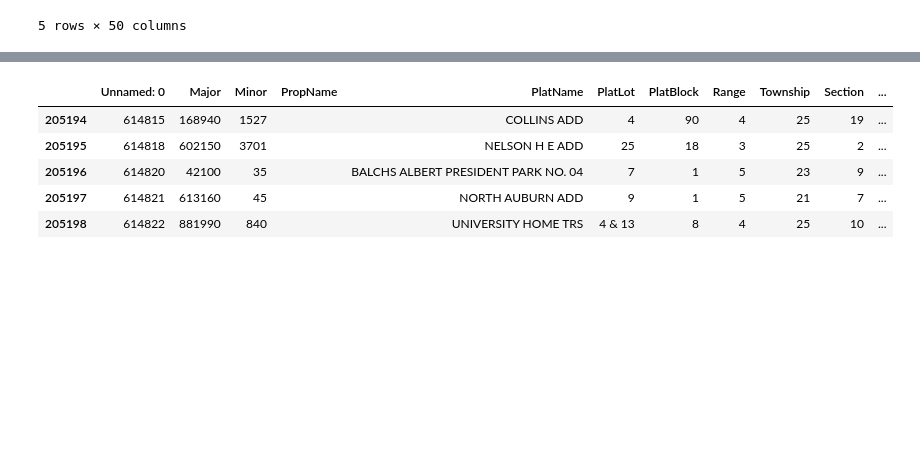
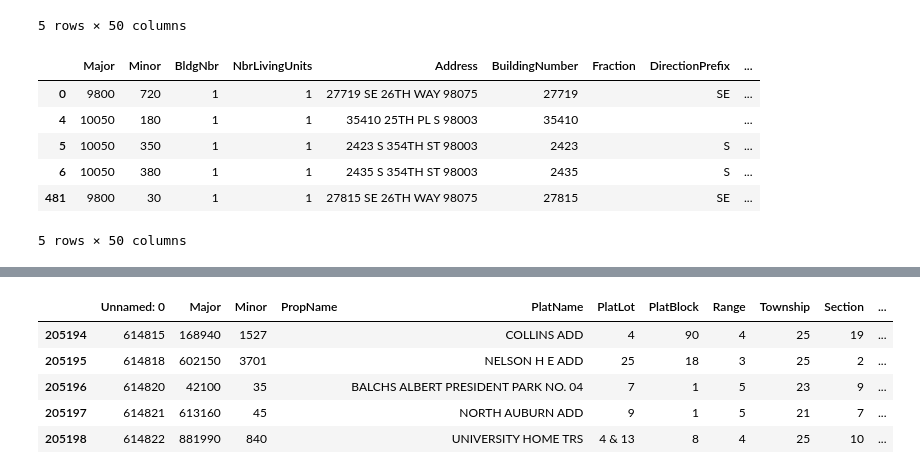
Before and after one commit to samtuleen/King-County-Home-Price-Predictors, a Jupyter notebook: notebooks/exploratory/Predicting-Most-Valuable-Home-Projects-In-King-County-Analysis.ipynb, the cells around one changed output, grey strips where cells are left out. Saved outputs shown, nothing was run; the diff lists cells and outputs as text; code cells hidden in the pictures; blank space fills up the shorter version.

```diff
--- a/notebooks/exploratory/Predicting-Most-Valuable-Home-Projects-In-King-County-Analysis.ipynb
+++ b/notebooks/exploratory/Predicting-Most-Valuable-Home-Projects-In-King-County-Analysis.ipynb
@@ -125,3 +143,15 @@ housing_data.head()
 | 3 | 9830 | 160 | 1 | 1 | 1861 297TH WAY SE 98024 | 1861 |  |  | ... |
 | 4 | 10050 | 180 | 1 | 1 | 35410 25TH PL S 98003 | 35410 |  |  | ... |
 5 rows × 50 columns
+# %%
+values=[9800, 10050]
+filtered_df = housing_data[housing_data.Major.isin(values)]
+filtered_df.head()
+# %% [output]
+|  | Major | Minor | BldgNbr | NbrLivingUnits | Address | BuildingNumber | Fraction | DirectionPrefix | ... |
+| 0 | 9800 | 720 | 1 | 1 | 27719 SE 26TH WAY 98075 | 27719 |  | SE | ... |
+| 4 | 10050 | 180 | 1 | 1 | 35410 25TH PL S 98003 | 35410 |  |  | ... |
+| 5 | 10050 | 350 | 1 | 1 | 2423 S 354TH ST 98003 | 2423 |  | S | ... |
+| 6 | 10050 | 380 | 1 | 1 | 2435 S 354TH ST 98003 | 2435 |  | S | ... |
+| 481 | 9800 | 30 | 1 | 1 | 27815 SE 26TH WAY 98075 | 27815 |  | SE | ... |
+5 rows × 50 columns
```
Also changed, not shown: parts of 21 cells of this notebook.
